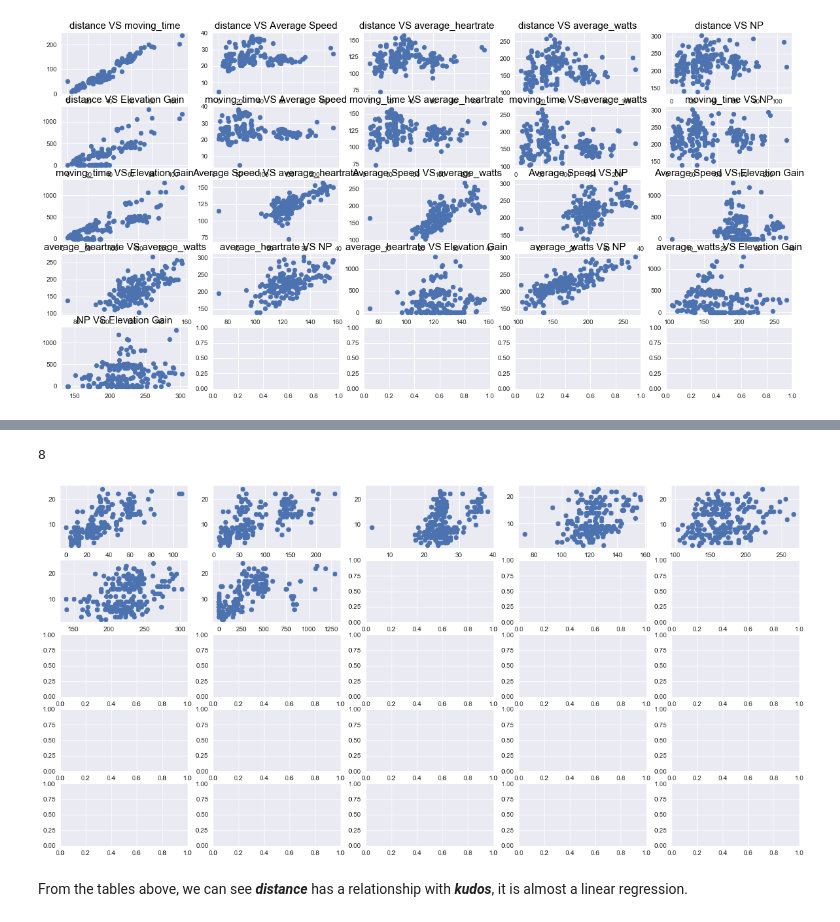
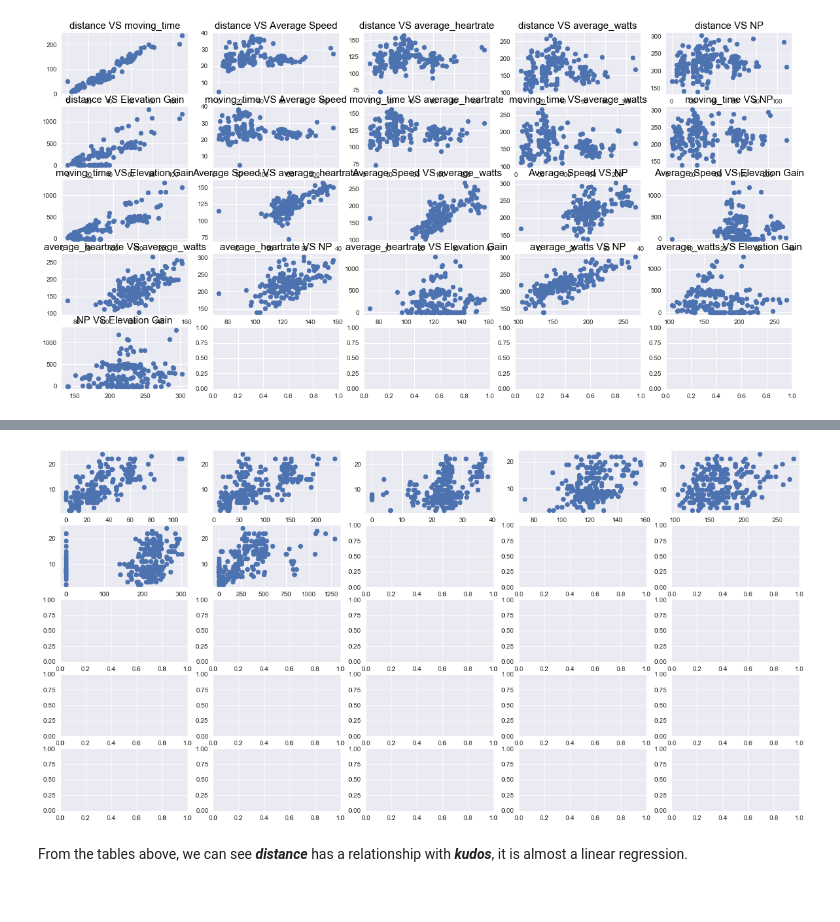
Before and after one commit to garyliu427/portfolio-2019-garyliu427, a Jupyter notebook: Portfolio 1.ipynb, the cells around one changed output, grey strips where cells are left out. Drawn from its saved outputs; the diff is of its cells as text; code cells hidden in the pictures.

```diff
--- a/Portfolio 1.ipynb
+++ b/Portfolio 1.ipynb
@@ -237,13 +223,12 @@ array([[<matplotlib.axes._subplots.AxesSubplot object at 0x...>,
 # %%
 Features = ["distance", "moving_time", "Average Speed", "average_heartrate", "average_watts", "NP",
              "Elevation Gain", "kudos"]
-print(len(Features))
 scatters = plt.subplots(5,5, figsize = (20, 10))[1].ravel()
+pointer = 0
 for i in range(len(Features)-1):
-        scatters[i].scatter(x=Features[i], y=Features[len(Features)-1], data = df)
-        i += 1
+    scatters[pointer].scatter(x=Features[i], y=Features[7], data = result)
+    pointer += 1
 # %% [output]
-8
-[figure, old version]
+[figure, new version]
 # %% [markdown]
 From the tables above, we can see ***distance*** has a relationship with ***kudos***, it is almost a linear regression.
```
Also changed, not shown: parts of 5 cells of this notebook.
